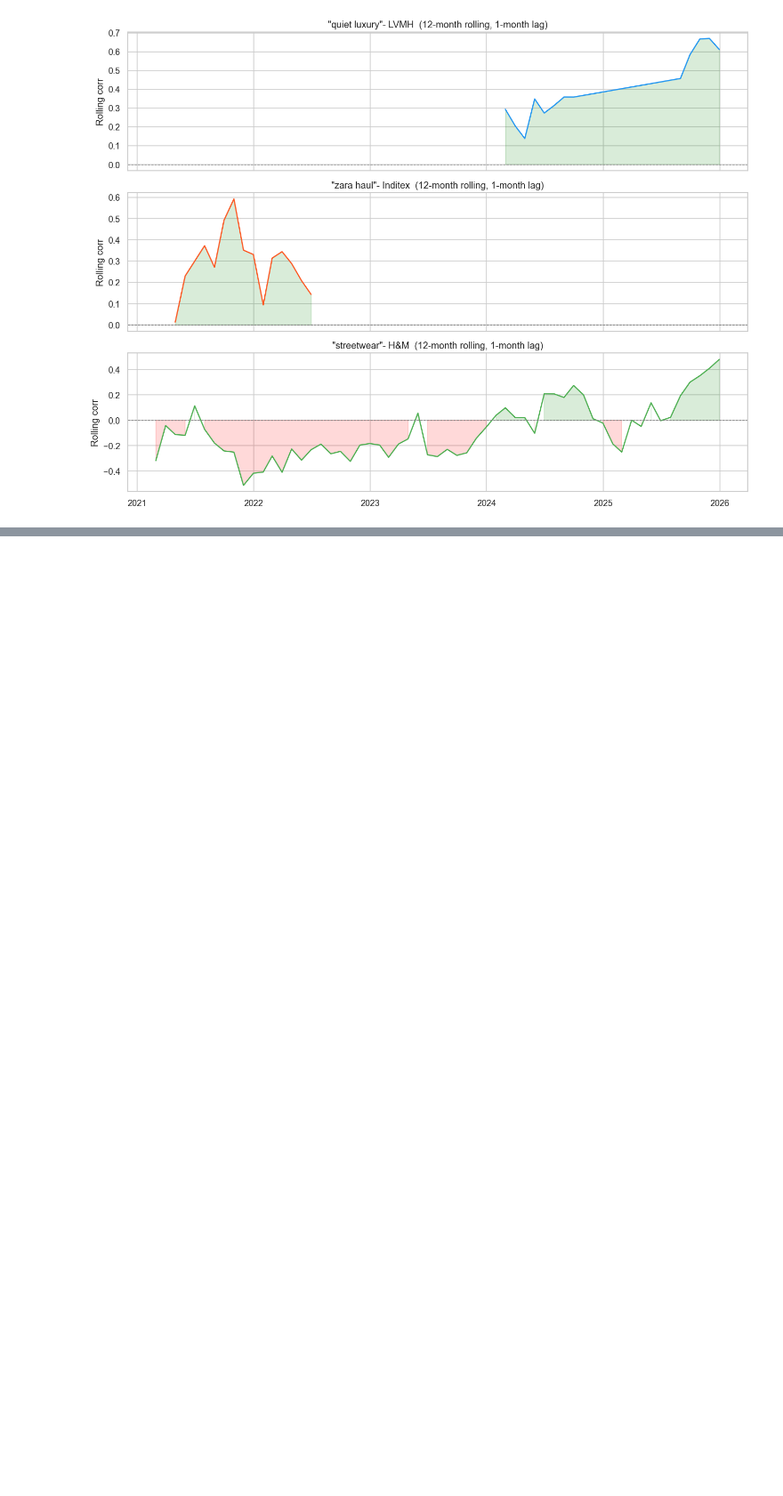
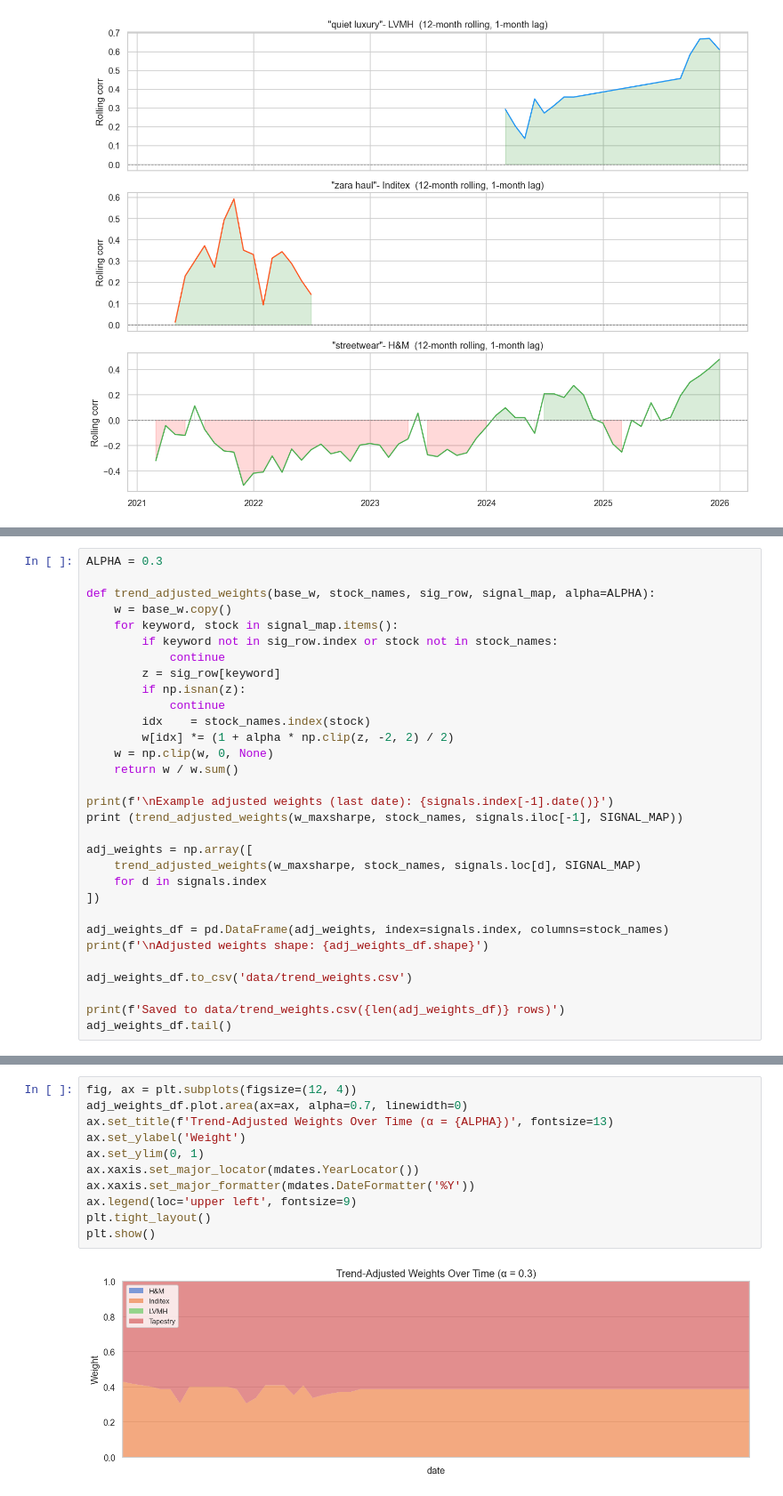
Before and after one commit to radostinaaa/fashion-trends, a Jupyter notebook: 4_trend_signal.ipynb, the cells around one changed output, grey strips where cells are left out. Shown at 89% size. Drawn from its saved outputs; the diff is of its cells as text; blank space fills up the shorter version.

Commit message:
trend-adjusted portfolio weights

```diff
--- a/4_trend_signal.ipynb
+++ b/4_trend_signal.ipynb
@@ -233,0 +269,31 @@ else:
+# %%
+ALPHA = 0.3
+
+def trend_adjusted_weights(base_w, stock_names, sig_row, signal_map, alpha=ALPHA):
+    w = base_w.copy()
+    for keyword, stock in signal_map.items():
+        if keyword not in sig_row.index or stock not in stock_names:
+            continue
+        z = sig_row[keyword]
+        if np.isnan(z):
+            continue
+        idx    = stock_names.index(stock)
+        w[idx] *= (1 + alpha * np.clip(z, -2, 2) / 2)
+    w = np.clip(w, 0, None)
+    return w / w.sum()
+
+print(f'\nExample adjusted weights (last date): {signals.index[-1].date()}')
+print (trend_adjusted_weights(w_maxsharpe, stock_names, signals.iloc[-1], SIGNAL_MAP))
+
+adj_weights = np.array([
+    trend_adjusted_weights(w_maxsharpe, stock_names, signals.loc[d], SIGNAL_MAP)
+    for d in signals.index
+])
+
+adj_weights_df = pd.DataFrame(adj_weights, index=signals.index, columns=stock_names)
+print(f'\nAdjusted weights shape: {adj_weights_df.shape}')
+
+adj_weights_df.to_csv('data/trend_weights.csv')
+
+print(f'Saved to data/trend_weights.csv({len(adj_weights_df)} rows)')
+adj_weights_df.tail()
@@ -233,0 +313,13 @@ else:
+# %%
+fig, ax = plt.subplots(figsize=(12, 4))
+adj_weights_df.plot.area(ax=ax, alpha=0.7, linewidth=0)
+ax.set_title(f'Trend-Adjusted Weights Over Time (α = {ALPHA})', fontsize=13)
+ax.set_ylabel('Weight')
+ax.set_ylim(0, 1)
+ax.xaxis.set_major_locator(mdates.YearLocator())
+ax.xaxis.set_major_formatter(mdates.DateFormatter('%Y'))
+ax.legend(loc='upper left', fontsize=9)
+plt.tight_layout()
+plt.show()
+# %% [output]
+[figure, added]
```
Also changed, not shown: parts of 8 cells of this notebook.
